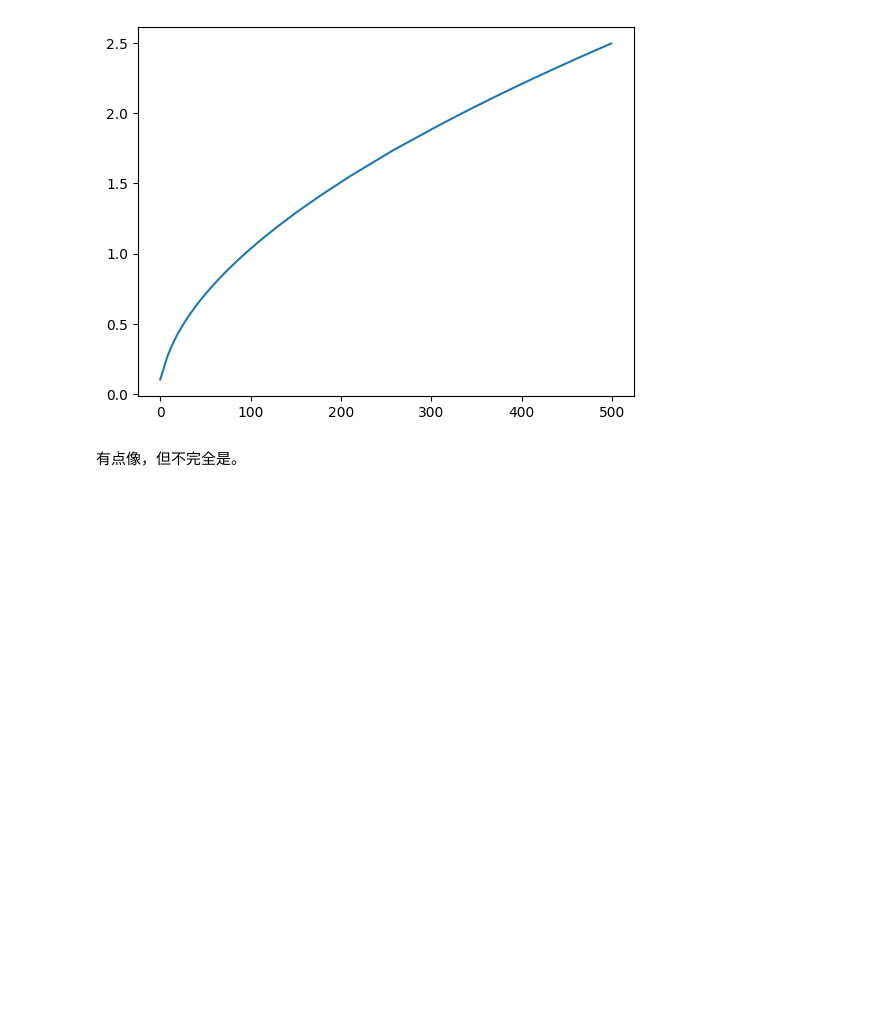
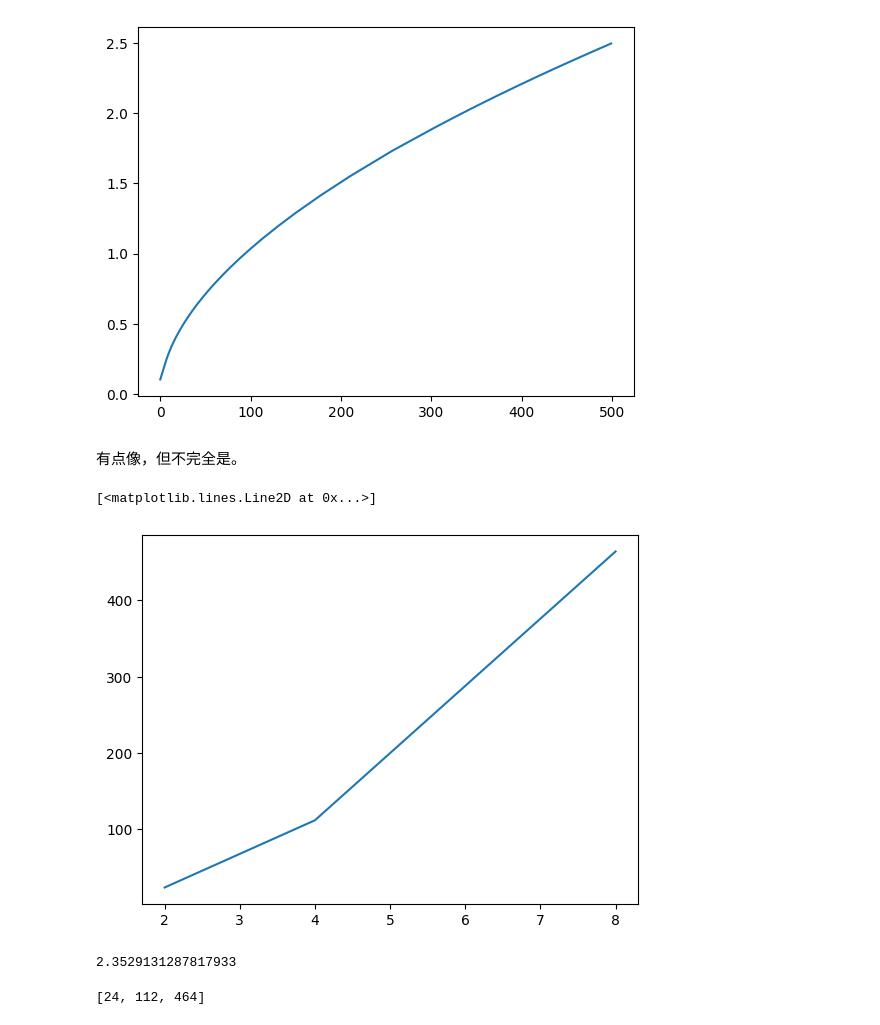
Before and after one commit to tianhan4/dpsgd, a Jupyter notebook: calculate_epoch.ipynb, the cells around one changed output. Drawn from its saved outputs; the diff is of its cells as text; code cells hidden in the pictures; blank space fills up the shorter version.

```diff
--- a/calculate_epoch.ipynb
+++ b/calculate_epoch.ipynb
@@ -29,14 +27,25 @@ plt.plot(epsilons)
 # %%
 # extra work: calculate how much epochs are needed to achieve the same privacy level under different noise level
 target_epsilon = 1.0
-noise_level = [1,2,4,8]
+noise_level = [2,4,8]
 epochs_needed = []
 def compute_epsilon_inverse(target_epsilon, q, noise):
     target_epoch = 1
     while compute_epsilon(target_epoch * steps_in_one_epoch, q, noise) < target_epsilon:
         target_epoch += 1
     return target_epoch - 1
 
 for noise in noise_level:
     epochs_needed.append(compute_epsilon_inverse(target_epsilon, 1/steps_in_one_epoch, noise))
 plt.plot(noise_level, epochs_needed)
+# %% [output]
+[<matplotlib.lines.Line2D at 0x...>]
+[figure, added]
+# %%
+compute_epsilon(10000, 0.01, 2)
+# %% [output]
+2.3529131287817933
+# %%
+epochs_needed
+# %% [output]
+[24, 112, 464]
```
Also changed, not shown: parts of 1 cell of this notebook, 3 other files.
